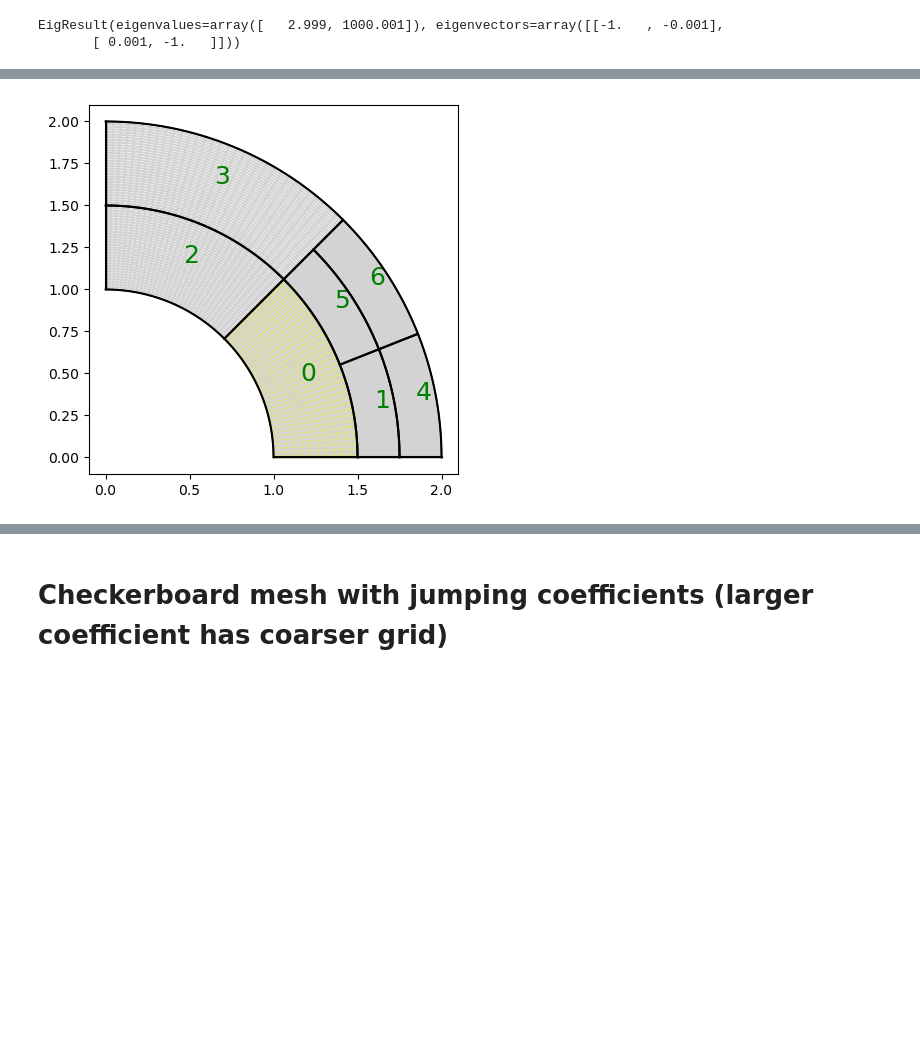
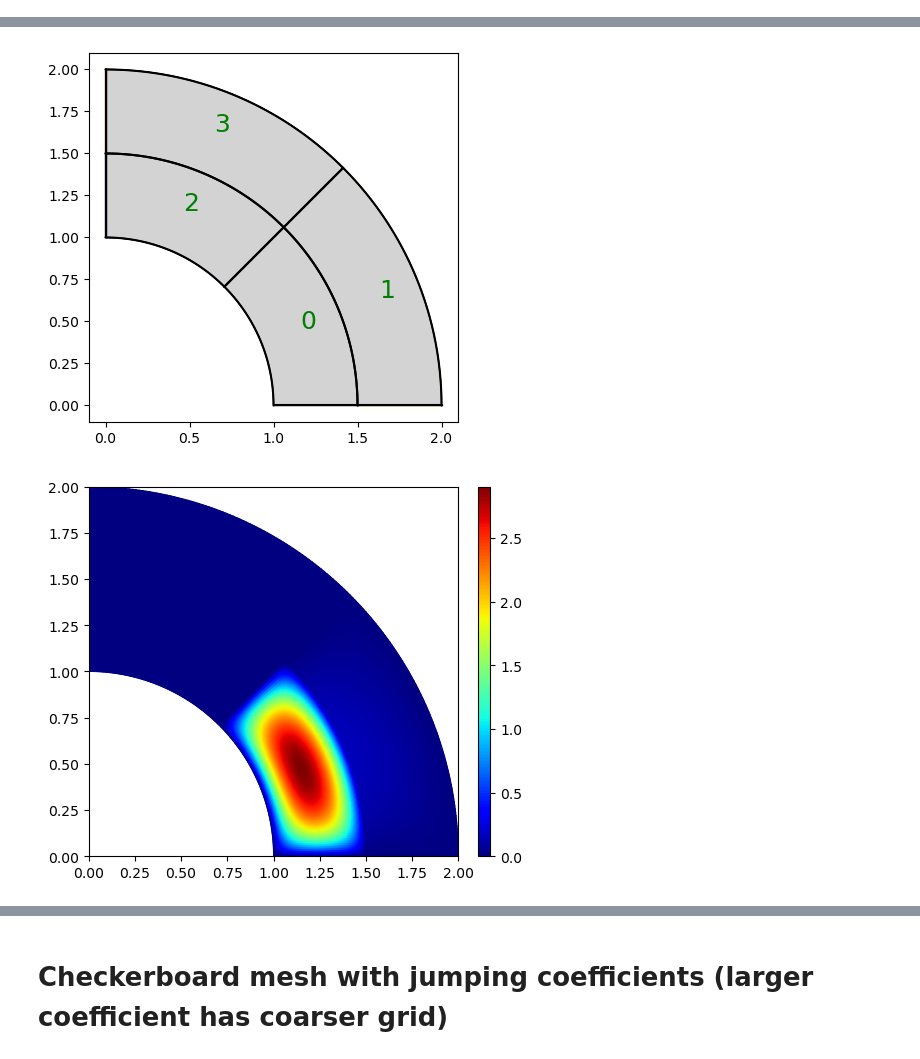
Before and after one commit to Stefan714/pyiga, a Jupyter notebook: notebooks/IETI.ipynb, the cells around one changed output, grey strips where cells are left out. Cells and saved outputs as stored; diff of their text form; code cells hidden in the pictures; blank space fills up the shorter version.

```diff
--- a/notebooks/IETI.ipynb
+++ b/notebooks/IETI.ipynb
@@ -140,6 +149,10 @@ class IetiMapper:
         ofs = np.cumsum([0]+[len(x) for x in self.free])
         return [B[:,ofs[p]:ofs[p+1]] for p in range(self.numpatches)], eliminated_constraints
 
+    def parametersort(self, a):
+        D = np.array([a[key] for key in self.mesh.patch_domains.values()], dtype=float)
+        ieti_cy.pyx_parametersort(self.B.indptr, self.B.indices, self.B.data, *self.B.shape, np.repeat(D,self.N))
+
     def computeInterfaceJump(self, p1, bdspec1, s1, p2, bdspec2, s2, flip=None):
         """Join the dofs lying along boundary `bdspec1` of patch `p1` with
         those lying along boundary `bdspec2` of patch `p2`.
@@ -460,11 +450,6 @@ A = np.array([[2,-1,1],[-1,2,-1],[1,-1,0.0001]])
-# %%
-np.linalg.eig(A)
-# %% [output]
-EigResult(eigenvalues=array([   2.999, 1000.001]), eigenvectors=array([[-1.   , -0.001],
-       [ 0.001, -1.   ]]))
 # %%
-deg = 3
-N = deg+1
+deg = 5
+N = 80
 
 knots = (bspline.make_knots(deg,0,1,N),bspline.make_knots(deg,0,1,N))
 M = topology.PatchMesh([(knots,geometry.quarter_annulus())])
@@ -473,26 +458,31 @@ M.h_refine();
 #M.set_domain_id({1:{0,3}})
 
 #M.h_refine();
-M.set_domain_id({1:{0}})
-M.h_refine({1:None})
+M.set_domain_id({1:{1}, 2:{2}, 3:{3}})
+#M.h_refine({1:None})
 M.h_refine(-1)
-M.h_refine(-1)
-M.h_refine(-1)
+#M.h_refine(-1)
+# M.h_refine(-1)
 
-#M.h_refine({1:-1,0:-1})
+#M.h_refine({0:-1,3:-1})
+#M.h_refine({0:-1,3:-1})
+#M.h_refine({0:-1,3:-1})
 # M.h_refine({1:-1,2:-1})
 # M.h_refine({3:-1,2:-1})
 #M.h_refine({0:-1,3:-1})
 
-f={0:lambda x,y: 100., 1:lambda x,y: 100.}
-a = {0:1.,1:1e6}
+f={0:lambda x,y: 100., 1:lambda x,y: 100., 2:lambda x,y: 100., 3:lambda x,y: 100.}
+#idx=np.random.permutation(np.arange(4))
+idx=np.arange(4)
+a = {idx[0]:1.,idx[1]:1e2, idx[2]:1e4, idx[3]:1e6}
 dir_data = {0:0}
 
-M.draw(knots=1, patch_idx=1, color={0:"white", 1:"yellow"})
+M.draw(knots=1, patch_idx=1, color={0:"white", 1:"yellow", 2:"blue", 3:"red"})
 MP = assemble.Multipatch(M, automatch=True)
 
 t = time.time()
 IMap = IetiMapper(M, dir_data)
+IMap.parametersort(a)
 print('Setting up Mapper took '+str(time.time()-t)+' seconds.')
 t =time.time()
 A, RHS = IMap.assemble(a,f)
@@ -525,7 +515,7 @@ print('Setting up Schur system took '+str(time.time()-t)+' seconds.')
 
 print('\n')
 
-lam0, it, min_eig, max_eig, r = solvers.pcg(F, b, x0=None, maxiter=200, P=1, output=True, rtol=1e-6, atol=1e-12)
+lam0, it, min_eig, max_eig, r = solvers.pcg(F, b, x0=None, maxiter=1000, P=1, output=True, rtol=1e-6, atol=1e-12)
 print('#############################################################################################')
 
 t=time.time()
@@ -534,11 +524,6 @@ print('Setting up multiplicity scaling took '+str(time.time()-t)+' seconds.')
 lam, it, min_eig, max_eig, r = solvers.pcg(F, b, x0=None, maxiter=200, P=P.prec(), output=True, rtol=1e-6, atol=1e-12)
 print('#############################################################################################')
 
-t=time.time()
-P.setupConstraintScaling()
-print('Setting up constraint scaling took '+str(time.time()-t)+' seconds.')
-lam, it, min_eig, max_eig, r = solvers.pcg(F, b, x0=None, maxiter=200, P=P.prec(), output=True, rtol=1e-6, atol=1e-12)
-print('#############################################################################################')
 
 t=time.time()
 P.setupWeightScaling()
@@ -552,31 +537,31 @@ print('Setting up coefficient scaling took '+str(time.time()-t)+' seconds.')
 lam, it, min_eig, max_eig, r = solvers.pcg(F, b, x0=None, maxiter=200, P=P.prec(), output=True, rtol=1e-6, atol=1e-12)
 print('#############################################################################################')
 
-# t=time.time()
-# P.setupDeluxeScaling()
-# print('Setting up deluxe scaling took '+str(time.time()-t)+' seconds.')
-# lam, it, min_eig, max_eig, r = solvers.pcg(F, b, x0=None, maxiter=200, P=P.prec(), output=True, rtol=1e-6, atol=1e-12)
-# print('#############################################################################################')
+t=time.time()
+P.setupDeluxeScaling()
+print('Setting up deluxe scaling took '+str(time.time()-t)+' seconds.')
+lam, it, min_eig, max_eig, r = solvers.pcg(F, b, x0=None, maxiter=200, P=P.prec(), output=True, rtol=1e-6, atol=1e-12)
+print('#############################################################################################')
 
 t=time.time()
-P.setupSelectionScaling(a)
+P.setupSelectionScaling()
 print('Setting up selection scaling took '+str(time.time()-t)+' seconds.')
 lam, it, min_eig, max_eig, r = solvers.pcg(F, b, x0=None, maxiter=200, P=P.prec(), output=True, rtol=1e-6, atol=1e-12)
 print('#############################################################################################')
 
-t=time.time()
-Prec = MsD_deluxe_whole(IMap, P.SchurMatrices(), P.B, C)
-print('Setting up edge scaling took '+str(time.time()-t)+' seconds.')
-lam, it, min_eig, max_eig, r = solvers.pcg(F, b, x0=None, maxiter=200, P=Prec, output=True, rtol=1e-6, atol=1e-12)
-print('#############################################################################################')
+# t=time.time()
+# Prec = MsD_deluxe_whole(IMap, P.SchurMatrices(), P.B, C)
+# print('Setting up edge scaling took '+str(time.time()-t)+' seconds.')
+# lam, it, min_eig, max_eig, r = solvers.pcg(F, b, x0=None, maxiter=200, P=Prec, output=True, rtol=1e-6, atol=1e-12)
+# print('#############################################################################################')
 
-# u_delta = I.constructSolutionFromLagrangeMultipliers(lam0)[:-1]
-# u_prim =primal.PrimalSolution(I.constructSolutionFromLagrangeMultipliers(lam0)[-1])
+u_delta = I.constructSolutionFromLagrangeMultipliers(lam0)[:-1]
+u_prim =primal.PrimalSolution(I.constructSolutionFromLagrangeMultipliers(lam0)[-1])
 
-# u_delta = np.concatenate(IMap.completeDirichlet(u_delta))
-# u_prim = np.concatenate(IMap.completeDirichlet(u_prim))
+u_delta = np.concatenate(IMap.completeDirichlet(u_delta))
+u_prim = np.concatenate(IMap.completeDirichlet(u_prim))
 
-# MP.plot(u_delta)
-# MP.plot(u_prim)
-# MP.plot(u_delta+u_prim)
+MP.plot(u_delta)
+MP.plot(u_prim)
+MP.plot(u_delta+u_prim)
 # %% [output]
@@ -600 +585,2 @@ pcg with preconditioned condition number κ ~ 19.31 stopped after 17 iterations
-[figure, old version]
+[figure, new version]
+[figure, added]
```
Also changed, not shown: parts of 20 cells of this notebook, 1 other file.
